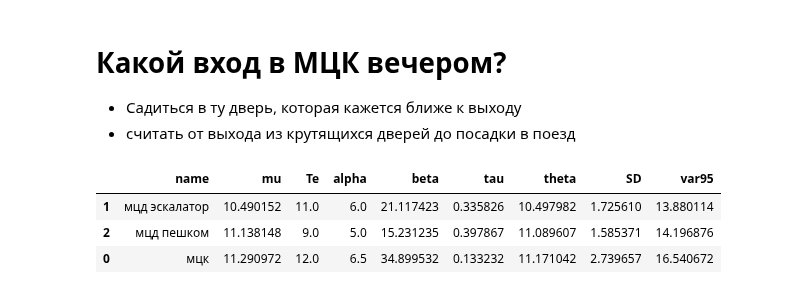
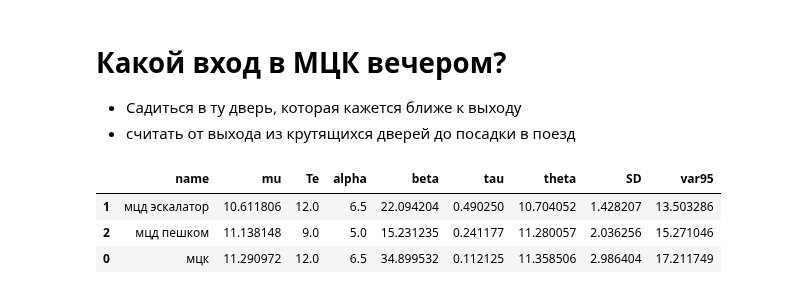
Before and after one commit to ksetdekov/trip_choice_optimizer, a Jupyter notebook: coffee-amount-optimization.ipynb, the cells around one changed output. Cells and saved outputs as stored; diff of their text form; code cells hidden in the pictures.

```diff
--- a/coffee-amount-optimization.ipynb
+++ b/coffee-amount-optimization.ipynb
@@ -411,36 +412,37 @@ evening_entrance.update_hands("мцк", '0:12:05') # fr 06 dec
 evening_entrance.update_hands("мцк", '0:13:53') # mon 09 dec
 evening_entrance.update_hands("мцд эскалатор", '0:10:14') # fr 13 декабря
 evening_entrance.update_hands("мцк", '0:09:31.7') # tue 17 dec
 evening_entrance.update_hands("мцк", '0:08:33') # wed 18 dec
 evening_entrance.update_hands("мцд эскалатор", '0:09:51.9') # th 19 dec
 evening_entrance.update_hands("мцд эскалатор", '0:09:16.1') # mon 23 dec
 evening_entrance.update_hands("мцд эскалатор", '0:09:31.7') # tue 24 dec
 evening_entrance.update_hands("мцк", '0:08:19.6') # wed 18 dec
 evening_entrance.update_hands("мцд эскалатор", '0:09:18.6') # th 9 jan
 evening_entrance.update_hands("мцк", '0:08:11.9') # fr 10 jan
 evening_entrance.update_hands("мцд эскалатор", '0:10:50') # mon 13 jan
 evening_entrance.update_hands("мцд эскалатор", '0:11:15') # tue 14 jan
 evening_entrance.update_hands("мцк", '0:12:08') # wed 15 jan
 evening_entrance.update_hands("мцк", '0:10:13') # mon 20 jan
 evening_entrance.update_hands("мцд эскалатор", '0:11:40') # tue 21 jan
 evening_entrance.update_hands("мцк", '0:15:48') # wed 22 jan
 evening_entrance.update_hands("мцд эскалатор", '0:09:34.7') # thr 23 jan
 evening_entrance.update_hands("мцд пешком", '0:10:45') # thr 6 feb
 evening_entrance.update_hands("мцд пешком", '0:12:01') # fr 7 feb
 evening_entrance.update_hands("мцд пешком", '0:10:34') # monday 10 feb
 evening_entrance.update_hands("мцд пешком", '0:09:08.2') # thr 13 feb
 evening_entrance.update_hands("мцд пешком", '0:09:57.6') # fr 14 feb
 evening_entrance.update_hands("мцд пешком", '0:09:46.8') # mon 17 feb
 evening_entrance.update_hands("мцд пешком", '0:15:38') # wed 19 feb
 evening_entrance.update_hands("мцд пешком", '0:11:49') # thr 20 feb
 evening_entrance.update_hands("мцд пешком", '0:10:35') # thr 27 feb
+evening_entrance.update_hands("мцд эскалатор", '0:11:57.0') # mon 10 march
 
 evening_entrance.grade()
 # %% [output]
 |  | name | mu | Te | alpha | beta | tau | theta | SD | var95 |
-| 1 | мцд эскалатор | 10.490152 | 11.0 | 6.0 | 21.117423 | 0.335826 | 10.497982 | 1.725610 | 13.880114 |
-| 2 | мцд пешком | 11.138148 | 9.0 | 5.0 | 15.231235 | 0.397867 | 11.089607 | 1.585371 | 14.196876 |
-| 0 | мцк | 11.290972 | 12.0 | 6.5 | 34.899532 | 0.133232 | 11.171042 | 2.739657 | 16.540672 |
+| 1 | мцд эскалатор | 10.611806 | 12.0 | 6.5 | 22.094204 | 0.490250 | 10.704052 | 1.428207 | 13.503286 |
+| 2 | мцд пешком | 11.138148 | 9.0 | 5.0 | 15.231235 | 0.241177 | 11.280057 | 2.036256 | 15.271046 |
+| 0 | мцк | 11.290972 | 12.0 | 6.5 | 34.899532 | 0.112125 | 11.358506 | 2.986404 | 17.211749 |
 # %%
 fig = px.violin(evening_entrance.history, y="value", x="option", box=True, points="all",
           hover_data=cups.history.columns)
```
Also changed, not shown: parts of 4 cells of this notebook.
